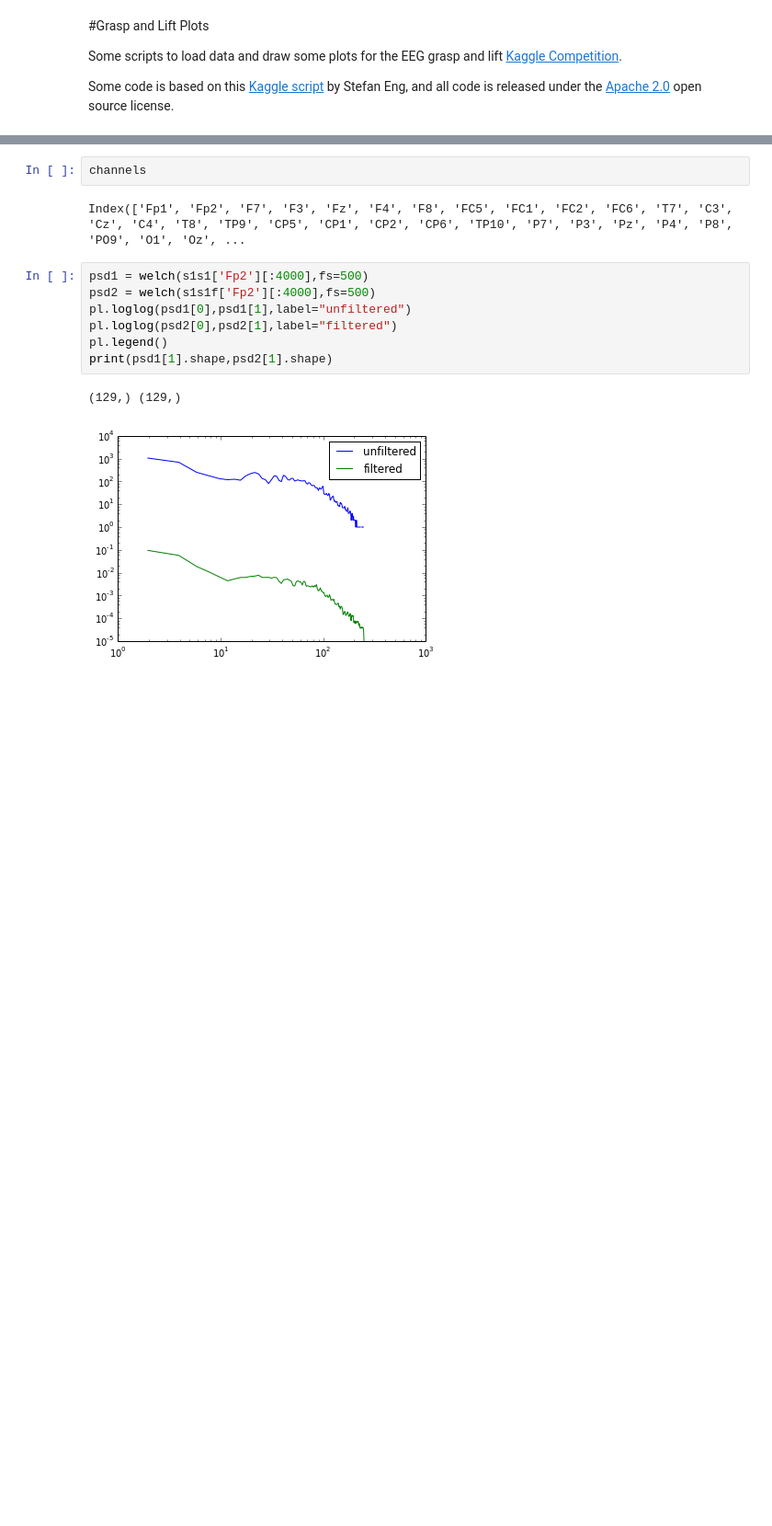
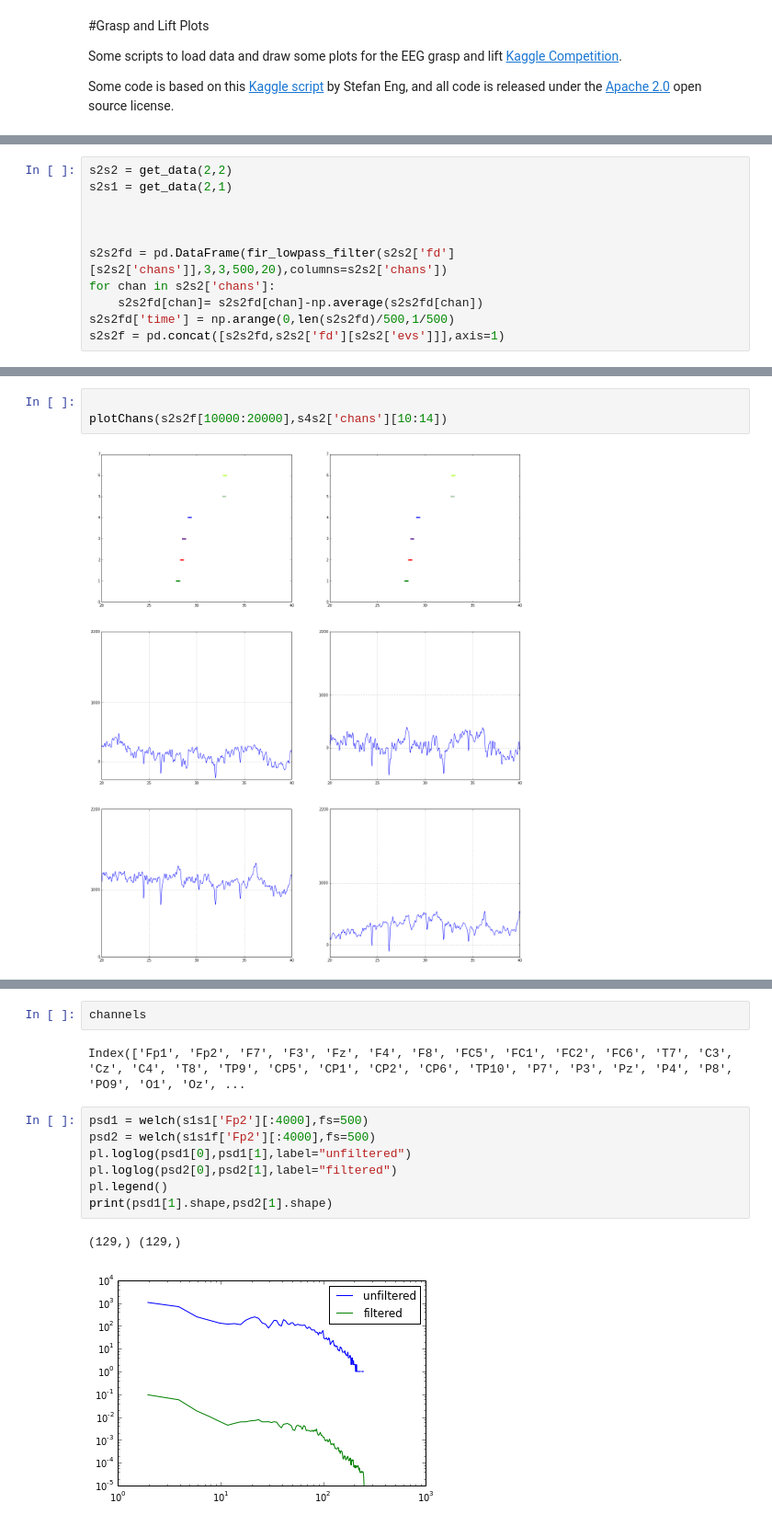
Before and after one commit to davidoj/eeg-lift-grasp, a Jupyter notebook: Plots.ipynb, the cells around one changed output, grey strips where cells are left out. Shown at 92% size. Cells and saved outputs as stored; diff of their text form; blank space fills up the shorter version.

```diff
--- a/Plots.ipynb
+++ b/Plots.ipynb
@@ -86,0 +101,11 @@ plotChans(s1s1f[4000:7500],ylim=[-500,500])
+# %%
+s2s2 = get_data(2,2)
+s2s1 = get_data(2,1)
+
+
+
+s2s2fd = pd.DataFrame(fir_lowpass_filter(s2s2['fd'][s2s2['chans']],3,3,500,20),columns=s2s2['chans'])
+for chan in s2s2['chans']:
+    s2s2fd[chan]= s2s2fd[chan]-np.average(s2s2fd[chan])
+s2s2fd['time'] = np.arange(0,len(s2s2fd)/500,1/500)
+s2s2f = pd.concat([s2s2fd,s2s2['fd'][s2s2['evs']]],axis=1)
@@ -86,0 +127,5 @@ plotChans(s1s1f[4000:7500],ylim=[-500,500])
+# %%
+
+plotChans(s2s2f[10000:20000],s4s2['chans'][10:14])
+# %% [output]
+[figure, added]
```
Also changed, not shown: parts of 11 cells of this notebook, 4 other files.
